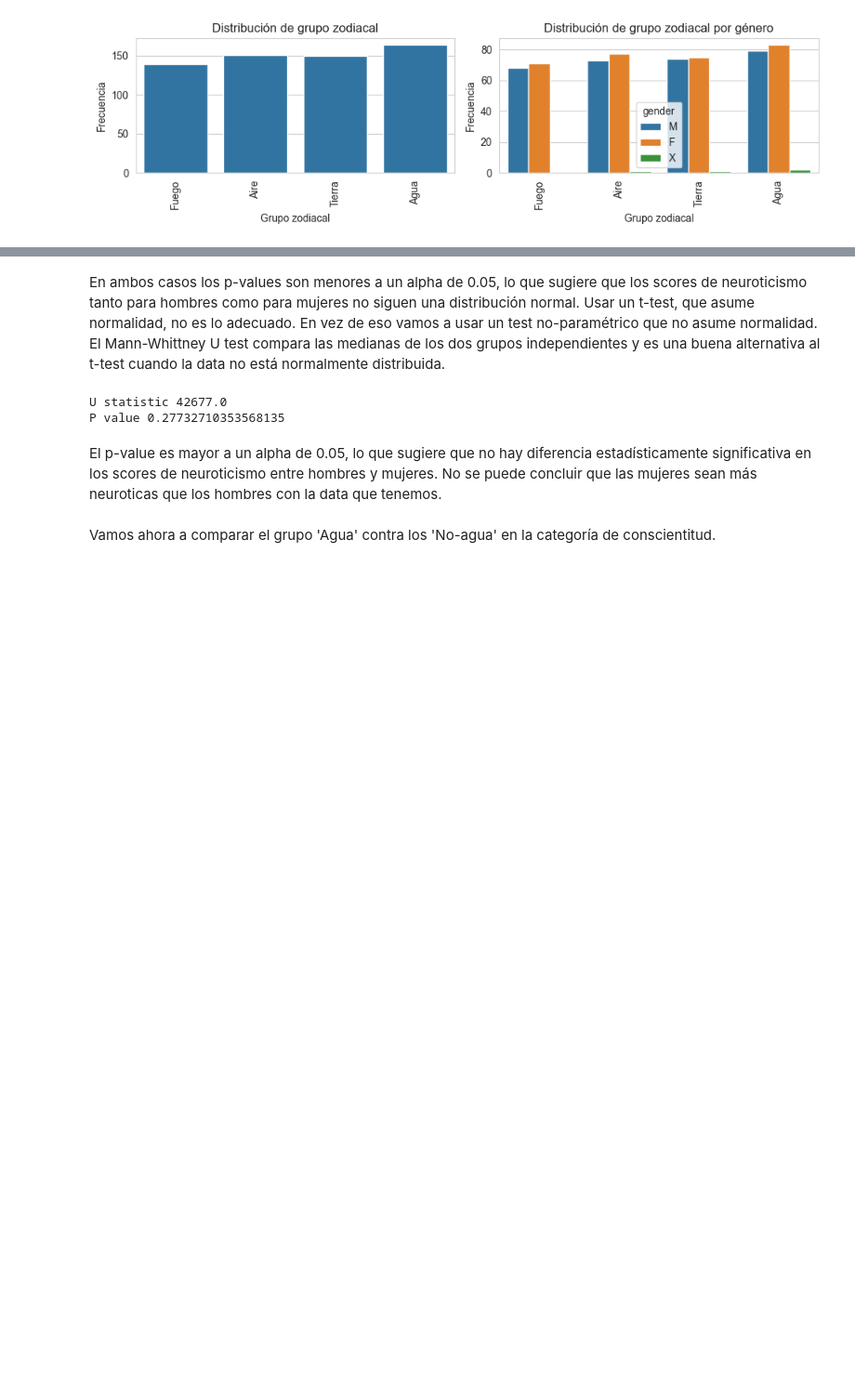
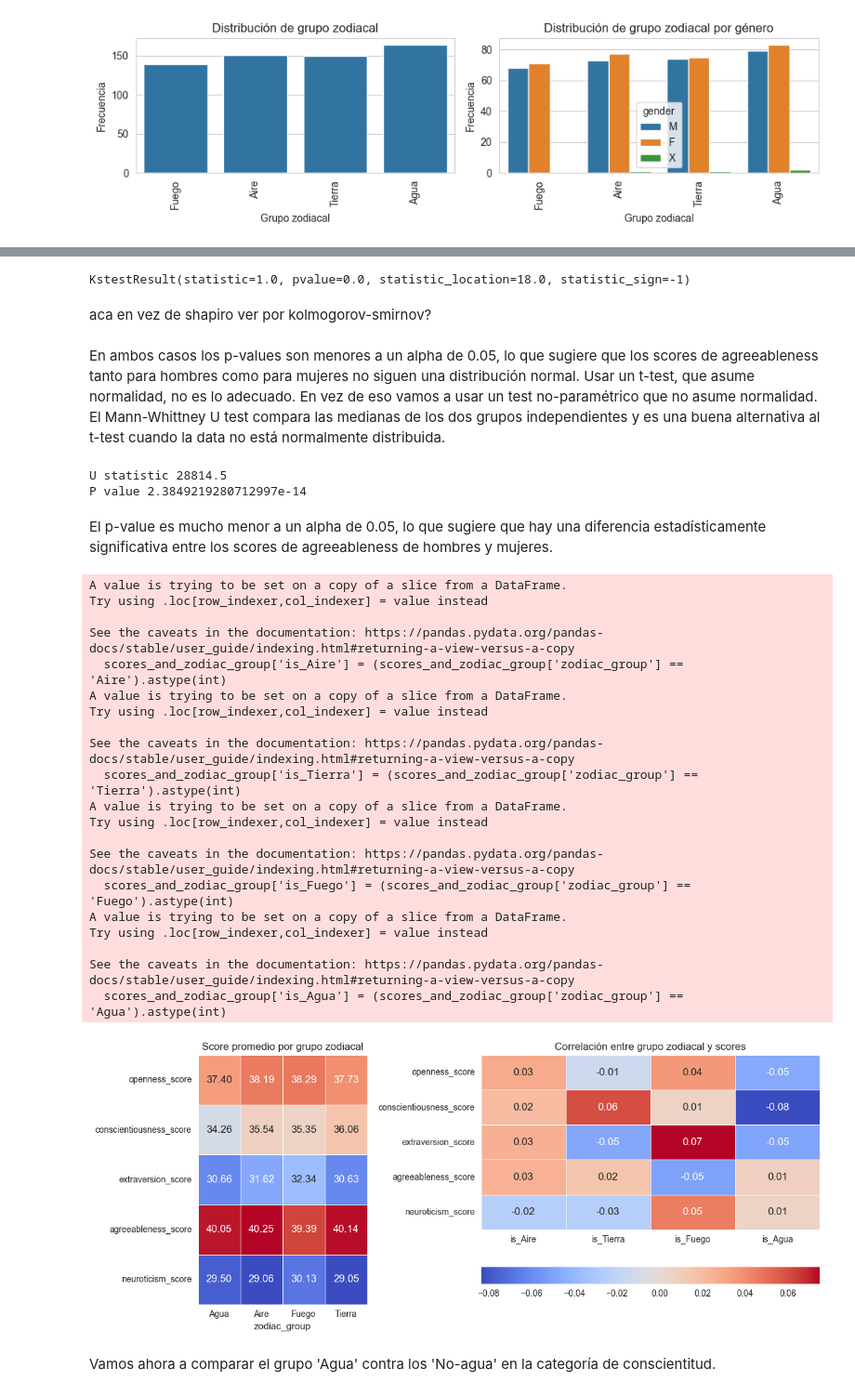
Before and after one commit to ferkrodriguez98/tesis-analisis-datos, a Jupyter notebook: notebook_final_analisis.ipynb, the cells around one changed output, grey strips where cells are left out. Shown at 93% size. Cells and saved outputs as stored; diff of their text form; code cells hidden in the pictures; blank space fills up the shorter version.

Commit message:
wip change kolmogorov-smirnov?

```diff
--- a/notebook_final_analisis.ipynb
+++ b/notebook_final_analisis.ipynb
@@ -513,15 +524,81 @@ Female normality ShapiroResult(statistic=0.9852868914604187, pvalue=0.0032087219
+# %%
+two_extraversion_scores = data[data['happiness_level'] == 5]['extraversion_score']
+
+kstest(two_extraversion_scores, 'norm')
+# %% [output]
+KstestResult(statistic=1.0, pvalue=0.0, statistic_location=18.0, statistic_sign=-1)
+# %% [markdown]
+aca en vez de shapiro ver por kolmogorov-smirnov?
 # %% [markdown]
-En ambos casos los p-values son menores a un alpha de 0.05, lo que sugiere que los scores de neuroticismo tanto para hombres como para mujeres no siguen una distribución normal. Usar un t-test, que asume normalidad, no es lo adecuado. En vez de eso vamos a usar un test no-paramétrico que no asume normalidad. El Mann-Whittney U test compara las medianas de los dos grupos independientes y es una buena alternativa al t-test cuando la data no está normalmente distribuida.
+En ambos casos los p-values son menores a un alpha de 0.05, lo que sugiere que los scores de agreeableness tanto para hombres como para mujeres no siguen una distribución normal. Usar un t-test, que asume normalidad, no es lo adecuado. En vez de eso vamos a usar un test no-paramétrico que no asume normalidad. El Mann-Whittney U test compara las medianas de los dos grupos independientes y es una buena alternativa al t-test cuando la data no está normalmente distribuida.
 # %%
-u_statistic, p_value = mannwhitneyu(male_neuroticism_scores, female_neuroticism_scores)
+u_statistic, p_value = mannwhitneyu(male_agreeableness_scores, female_agreeableness_scores)
 
 print('U statistic', u_statistic)
 print('P value', p_value)
 # %% [output]
-U statistic 42677.0
-P value 0.27732710353568135
+U statistic 28814.5
+P value 2.3849219280712997e-14
 # %% [markdown]
-El p-value es mayor a un alpha de 0.05, lo que sugiere que no hay diferencia estadísticamente significativa en los scores de neuroticismo entre hombres y mujeres. No se puede concluir que las mujeres sean más neuroticas que los hombres con la data que tenemos.
+El p-value es mucho menor a un alpha de 0.05, lo que sugiere que hay una diferencia estadísticamente significativa entre los scores de agreeableness de hombres y mujeres.
+# %%
+scores_and_zodiac_group = data[['zodiac_group', 'openness_score', 'conscientiousness_score', 'extraversion_score', 'agreeableness_score', 'neuroticism_score']]
+
+# Replace 'gender' with 'zodiac_group' and create dummy variables for each zodiac element
+scores_and_zodiac_group['is_Aire'] = (scores_and_zodiac_group['zodiac_group'] == 'Aire').astype(int)
+scores_and_zodiac_group['is_Tierra'] = (scores_and_zodiac_group['zodiac_group'] == 'Tierra').astype(int)
+scores_and_zodiac_group['is_Fuego'] = (scores_and_zodiac_group['zodiac_group'] == 'Fuego').astype(int)
+scores_and_zodiac_group['is_Agua'] = (scores_and_zodiac_group['zodiac_group'] == 'Agua').astype(int)
+
+scores_and_zodiac = scores_and_zodiac_group.drop('zodiac_group', axis=1)
+
+correlation_matrix = scores_and_zodiac.corr()
+
+correlation_with_zodiac_group = correlation_matrix.loc[
+    ['is_Aire', 'is_Tierra', 'is_Fuego', 'is_Agua'],
+    ['openness_score', 'conscientiousness_score', 'extraversion_score', 'agreeableness_score', 'neuroticism_score']
+]
+
+mean_scores = data.groupby('zodiac_group')[['openness_score', 'conscientiousness_score', 'extraversion_score', 'agreeableness_score', 'neuroticism_score']].mean()
+
+mean_scores = mean_scores.T
+
+fig, ax = plt.subplots(1, 2, figsize=(12, 5), gridspec_kw={'width_ratios': [1, 2]})
+
+# Gráfico 11.1: Scores promedio por género
+sns.heatmap(mean_scores, annot=True, fmt=".2f", cmap='coolwarm', cbar=False, ax=ax[0], linewidths=.5)
+
+ax[0].set_title('Score promedio por grupo zodiacal')
+
+# Gráfico 11.2: Correlación entre rasgos de personalidad y género
+sns.heatmap(correlation_with_zodiac_group.T, annot=True, cmap='coolwarm', fmt=".2f", linewidths=.5, cbar_kws={'orientation': 'horizontal'}, ax=ax[1])
+ax[1].set_title('Correlación entre grupo zodiacal y scores')
+
+# Show the plot
+plt.tight_layout()
+plt.show()
+# %% [output]
+A value is trying to be set on a copy of a slice from a DataFrame.
+Try using .loc[row_indexer,col_indexer] = value instead
+
+See the caveats in the documentation: https://pandas.pydata.org/pandas-docs/stable/user_guide/indexing.html#returning-a-view-versus-a-copy
+  scores_and_zodiac_group['is_Aire'] = (scores_and_zodiac_group['zodiac_group'] == 'Aire').astype(int)
+A value is trying to be set on a copy of a slice from a DataFrame.
+Try using .loc[row_indexer,col_indexer] = value instead
+
+See the caveats in the documentation: https://pandas.pydata.org/pandas-docs/stable/user_guide/indexing.html#returning-a-view-versus-a-copy
+  scores_and_zodiac_group['is_Tierra'] = (scores_and_zodiac_group['zodiac_group'] == 'Tierra').astype(int)
+A value is trying to be set on a copy of a slice from a DataFrame.
+Try using .loc[row_indexer,col_indexer] = value instead
+
+See the caveats in the documentation: https://pandas.pydata.org/pandas-docs/stable/user_guide/indexing.html#returning-a-view-versus-a-copy
+  scores_and_zodiac_group['is_Fuego'] = (scores_and_zodiac_group['zodiac_group'] == 'Fuego').astype(int)
+A value is trying to be set on a copy of a slice from a DataFrame.
+Try using .loc[row_indexer,col_indexer] = value instead
+
+See the caveats in the documentation: https://pandas.pydata.org/pandas-docs/stable/user_guide/indexing.html#returning-a-view-versus-a-copy
+  scores_and_zodiac_group['is_Agua'] = (scores_and_zodiac_group['zodiac_group'] == 'Agua').astype(int)
+[figure, added]
 # %% [markdown]
 Vamos ahora a comparar el grupo 'Agua' contra los 'No-agua' en la categoría de conscientitud.
 # %%
```
Also changed, not shown: parts of 19 cells of this notebook, 1 other file.
